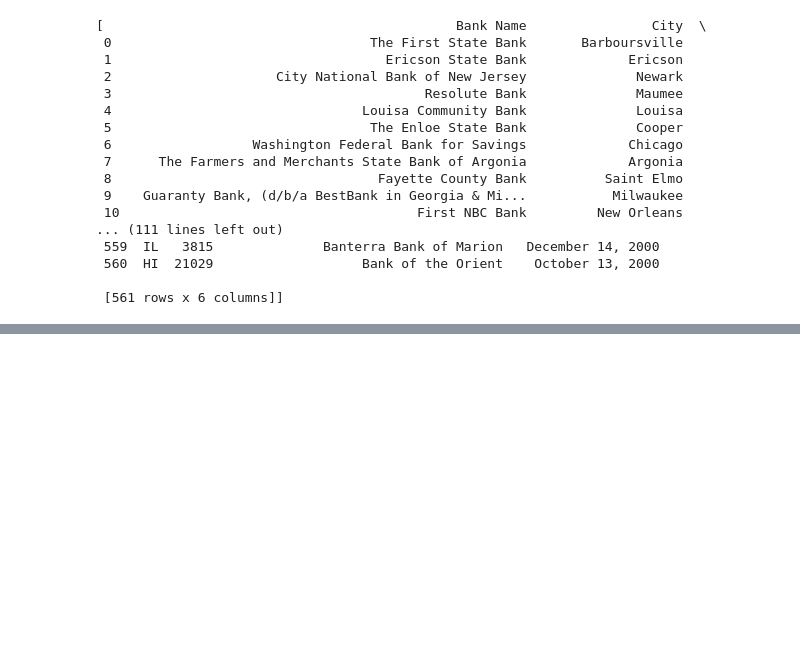
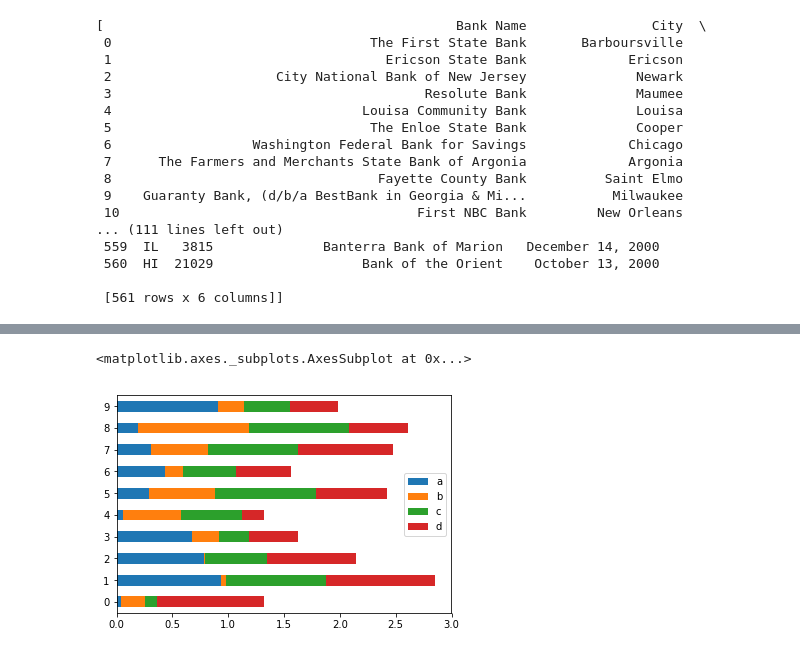
Before and after one commit to jakaesembodo/Python-Time-Series, a Jupyter notebook: time-series.ipynb, the cells around one changed output, grey strips where cells are left out. Saved outputs shown, nothing was run; the diff lists cells and outputs as text; code cells hidden in the pictures; blank space fills up the shorter version.

```diff
--- a/time-series.ipynb
+++ b/time-series.ipynb
@@ -690,0 +710,4 @@ df_6
+# %%
+df_viz_2 = pd.read_csv('df2.csv')
+df_viz_2.sort_index(ascending=True).head()
+#len(df_viz_2)
@@ -690,0 +727,8 @@ df_6
+# %%
+#make a plot bar
+#bar for vertical bar
+#bar for horizontal
+df_viz_2.plot.barh(stacked=True)
+# %% [output]
+<matplotlib.axes._subplots.AxesSubplot at 0x...>
+[figure, added]
```
Also changed, not shown: parts of 22 cells of this notebook.
